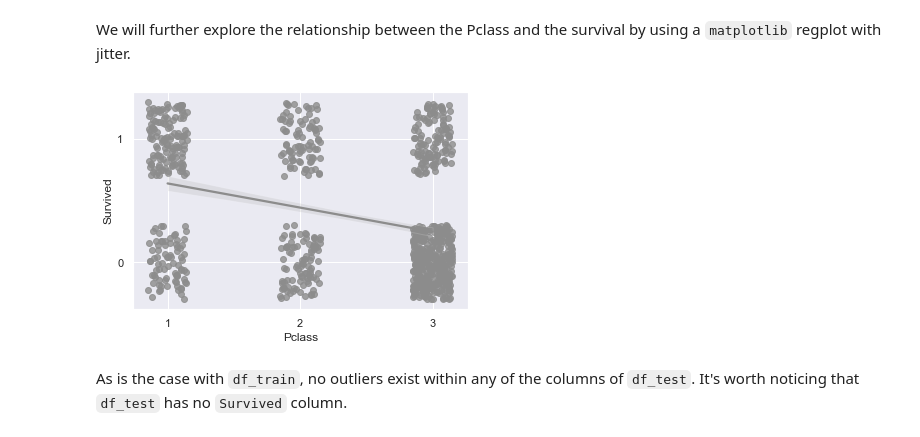
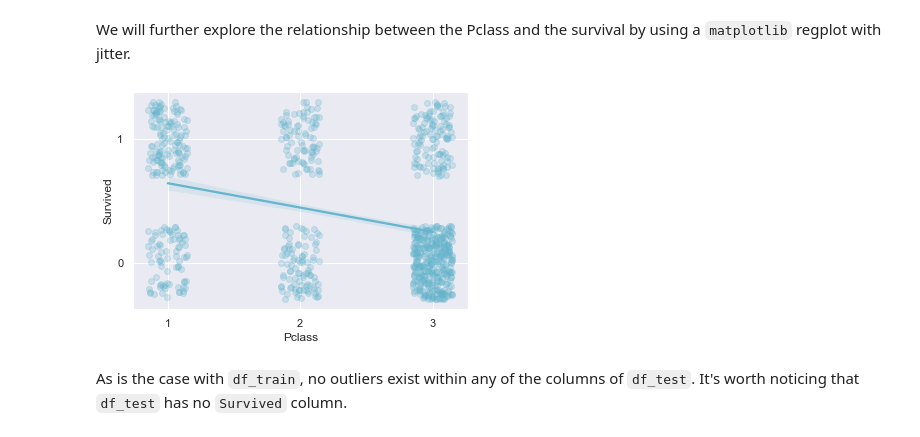
Before and after one commit to Moaaz-Mahmoud/Third-Year-Electrical-Testing-3A, a Jupyter notebook: class-3-data_analysis_and_ml/titanic/src.ipynb, the cells around one changed output. Saved outputs shown, nothing was run; the diff lists cells and outputs as text; code cells hidden in the pictures.

```diff
--- a/class-3-data_analysis_and_ml/titanic/src.ipynb
+++ b/class-3-data_analysis_and_ml/titanic/src.ipynb
@@ -168,14 +168,15 @@ We will further explore the relationship between the Pclass and the survival by
 # %%
 sns.regplot(
     data=df_train,
     x='Pclass', y='Survived',
     x_jitter=0.15, y_jitter=0.3,
-    color=sns.color_palette()[7]
+    color=sns.color_palette()[9],
+    scatter_kws={'alpha':1/4}
 )
 plt.xticks([1, 2, 3])
 plt.yticks([0, 1]);
 # %% [output]
-[figure, old version]
+[figure, new version]
 # %% [markdown]
 As is the case with `df_train`, no outliers exist within any of the columns of `df_test`.
 It's worth noticing that `df_test` has no `Survived` column.
```
Also changed, not shown: 3 other files.
